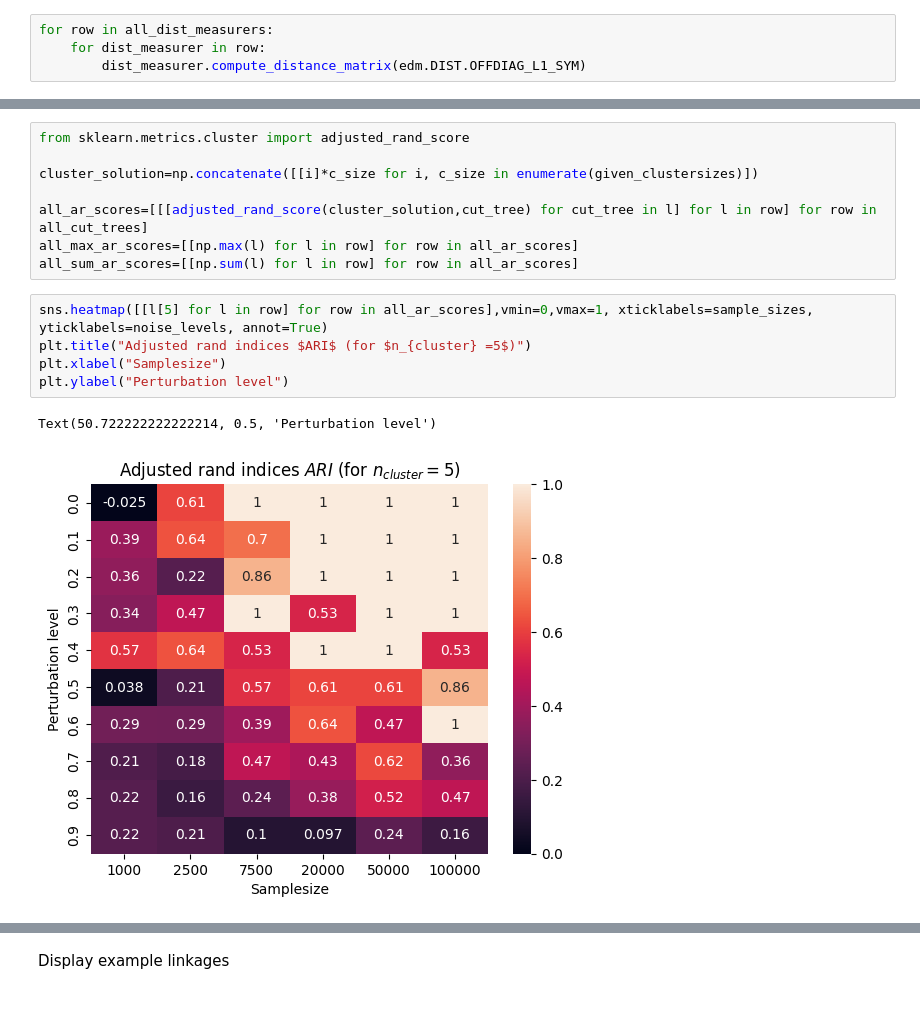
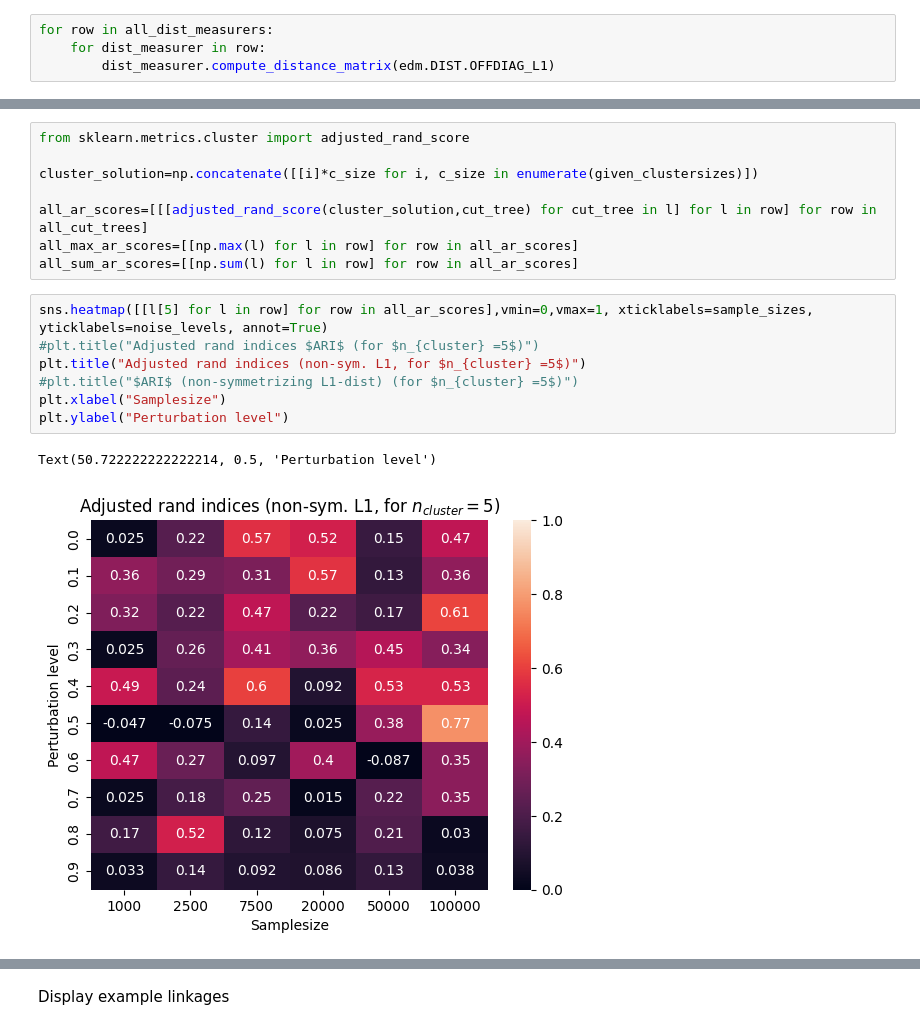
Before and after one commit to MichaelBonart/BachelorThesis, a Jupyter notebook: src/evaluation/noise_comparison.ipynb, the cells around one changed output, grey strips where cells are left out. Drawn from its saved outputs; the diff is of its cells as text.

```diff
--- a/src/evaluation/noise_comparison.ipynb
+++ b/src/evaluation/noise_comparison.ipynb
@@ -92,7 +92,7 @@ Compute all distance matrices.
 # %%
 for row in all_dist_measurers:
     for dist_measurer in row:
-        dist_measurer.compute_distance_matrix(edm.DIST.OFFDIAG_L1_SYM)
+        dist_measurer.compute_distance_matrix(edm.DIST.OFFDIAG_L1)
 # %% [markdown]
 We split the resulting dendograms at different heights. The height can be specified by the number of clusters $n_{cluster}$ we desire. At first we look at the adjusted rand scores, where the correct value of $n_{cluster}=5$ is given, then we explore what is the highest possible adjusted rand score we can get by choosing $n_{cluster} \in \mathbb{N}$
 # %%
@@ -109,12 +109,14 @@ all_max_ar_scores=[[np.max(l) for l in row] for row in all_ar_scores]
 all_sum_ar_scores=[[np.sum(l) for l in row] for row in all_ar_scores]
 # %%
 sns.heatmap([[l[5] for l in row] for row in all_ar_scores],vmin=0,vmax=1, xticklabels=sample_sizes, yticklabels=noise_levels, annot=True)
-plt.title("Adjusted rand indices $ARI$ (for $n_{cluster} =5$)")
+#plt.title("Adjusted rand indices $ARI$ (for $n_{cluster} =5$)")
+plt.title("Adjusted rand indices (non-sym. L1, for $n_{cluster} =5$)")
+#plt.title("$ARI$ (non-symmetrizing L1-dist) (for $n_{cluster} =5$)")
 plt.xlabel("Samplesize")
 plt.ylabel("Perturbation level")
 # %% [output]
 Text(50.722222222222214, 0.5, 'Perturbation level')
-[figure, old version]
+[figure, new version]
 # %%
 sns.heatmap(all_max_ar_scores,vmin=0,vmax=1, xticklabels=sample_sizes, yticklabels=noise_levels, annot=True)
 #plt.title("Achievable maximum of $ARI$  $(\\text{for } n_{cluster}\in \mathbb{N})$")
```
Also changed, not shown: parts of 5 cells of this notebook, 7 other files.
